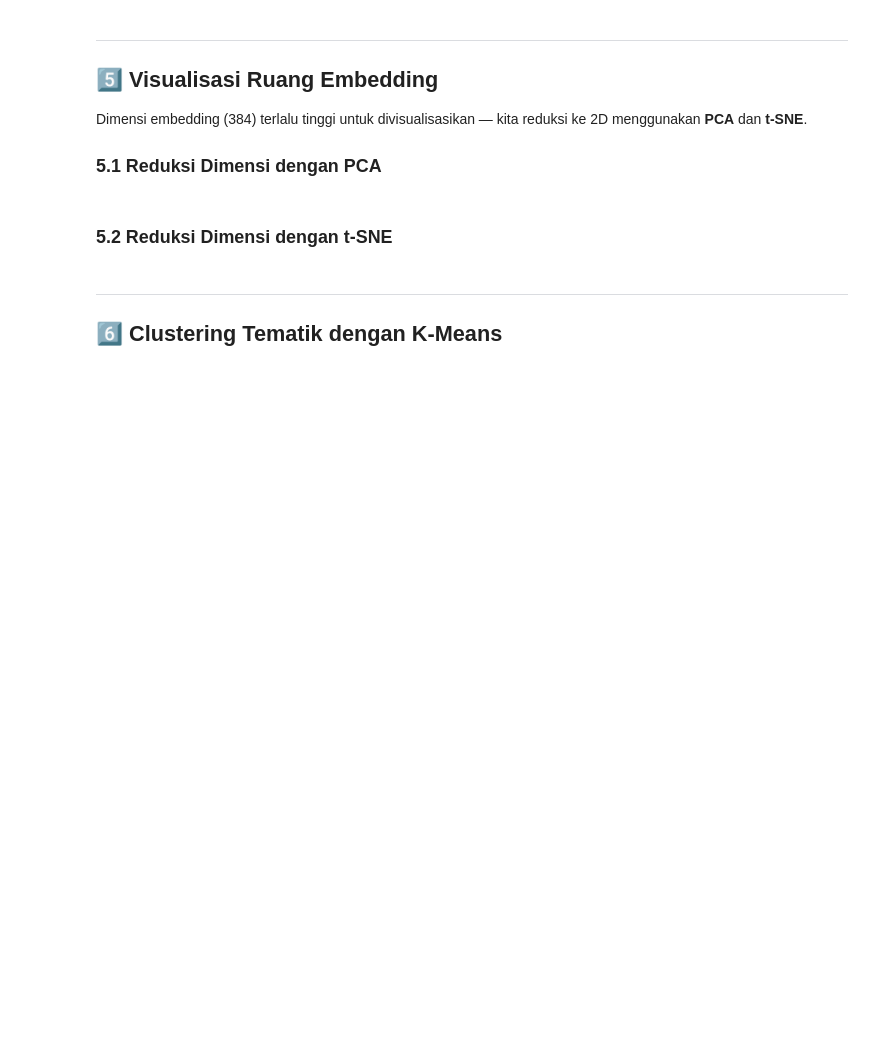
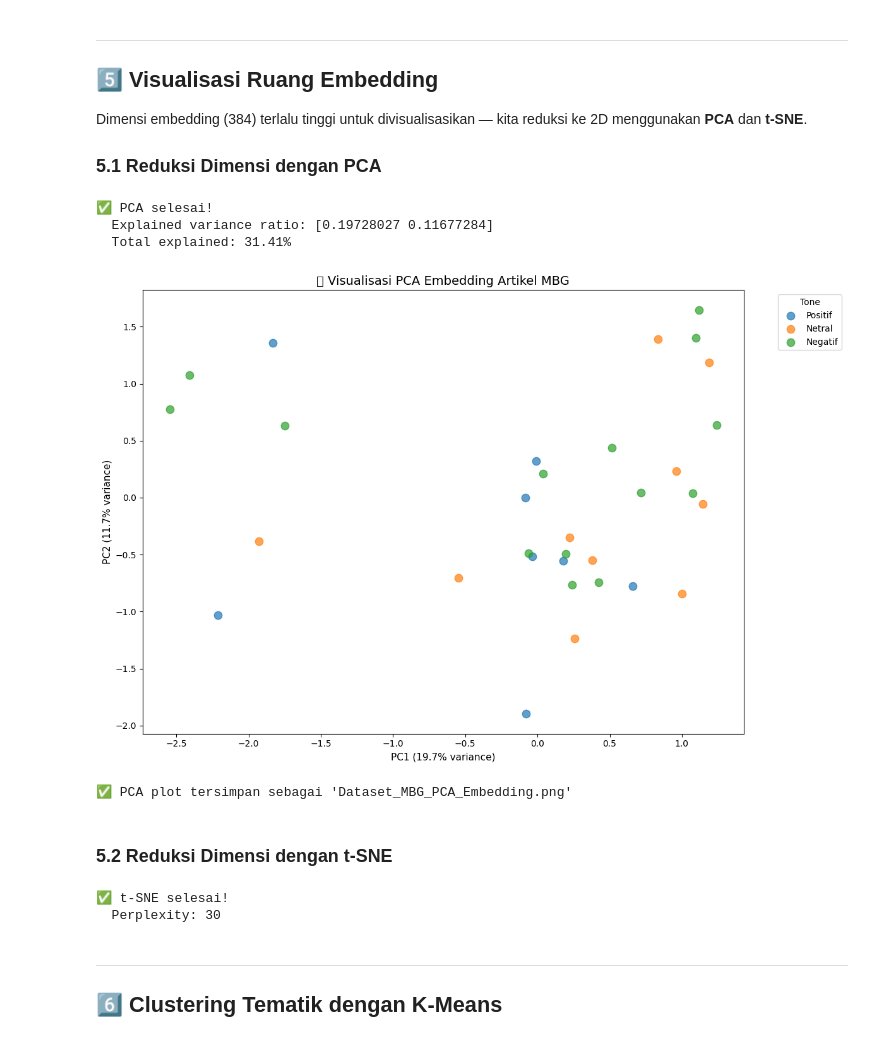
Before and after one commit to MIqbalBY/PBA, a Jupyter notebook: Week 5/TextEmbedding.ipynb, the cells around one changed output. Drawn from its saved outputs; the diff is of its cells as text; code cells hidden in the pictures; blank space fills up the shorter version.

Commit message:
Fix: Week 5 notebooks bug fixes + TextEmbedding HF token via .env, Kategori→Tone, n_iter→max_iter; tambah dataset & visualisasi output

```diff
--- a/Week 5/TextEmbedding.ipynb
+++ b/Week 5/TextEmbedding.ipynb
@@ -63,11 +85,11 @@ Kalimat B → BERT Encoder → Pooling → Vektor B
 ## 2️⃣ Load Dataset
 # %%
 # Load dataset MBG
-file_path = 'artikel_manual_celine.xlsx'
+file_path = 'Dataset MBG.xlsx'
 df_main = pd.read_excel(file_path, sheet_name='Main')
 df_case = pd.read_excel(file_path, sheet_name='Case')
 
 print("✅ Dataset berhasil dimuat!")
 print(f"  Main: {len(df_main)} artikel")
 print(f"  Case: {len(df_case)} artikel")
-df_main[['Judul', 'Kategori', 'Tone']].head(5)
+df_main[['Judul', 'Kota', 'Tone']].head(5)
@@ -76,7 +108,7 @@ df_main[['Judul', 'Kategori', 'Tone']].head(5)
 sentences = df_main['Judul'].fillna('').tolist()
 contents = df_main['Konten'].fillna('').tolist()
 titles = df_main['Judul'].fillna('Article').tolist()
-categories = df_main['Kategori'].fillna('Unknown').tolist()
+categories = df_main['Tone'].fillna('Unknown').tolist()
 
 print(f"\n✅ Siap mengkodekan {len(sentences)} artikel")
 print(f"\nContoh judul:")
@@ -184,37 +258,47 @@ embeddings_pca = pca.fit_transform(embeddings)
 print(f"✅ PCA selesai!")
 print(f"  Explained variance ratio: {pca.explained_variance_ratio_}")
 print(f"  Total explained: {pca.explained_variance_ratio_.sum():.2%}")
+# %% [output]
+✅ PCA selesai!
+  Explained variance ratio: [0.19728027 0.11677284]
+  Total explained: 31.41%
 # %%
 # Plot PCA
 fig, ax = plt.subplots(figsize=(12, 8))
 
 unique_cats = list(set(categories))
 colors = plt.cm.tab10(np.linspace(0, 1, len(unique_cats)))
 cat_color = {cat: colors[i] for i, cat in enumerate(unique_cats)}
 
 for cat in unique_cats:
     mask = [c == cat for c in categories]
     pts = embeddings_pca[mask]
     ax.scatter(pts[:, 0], pts[:, 1], label=cat, alpha=0.7, s=80)
 
 ax.set_xlabel(f'PC1 ({pca.explained_variance_ratio_[0]:.1%} variance)', fontsize=11)
 ax.set_ylabel(f'PC2 ({pca.explained_variance_ratio_[1]:.1%} variance)', fontsize=11)
 ax.set_title('📐 Visualisasi PCA Embedding Artikel MBG', fontsize=14)
-ax.legend(title='Kategori', bbox_to_anchor=(1.05, 1), loc='upper left')
+ax.legend(title='Tone', bbox_to_anchor=(1.05, 1), loc='upper left')
 plt.tight_layout()
-plt.savefig('pca_embedding.png', dpi=150, bbox_inches='tight')
+plt.savefig('Dataset_MBG_PCA_Embedding.png', dpi=150, bbox_inches='tight')
 plt.show()
-print("✅ PCA plot tersimpan sebagai 'pca_embedding.png'")
+print("✅ PCA plot tersimpan sebagai 'Dataset_MBG_PCA_Embedding.png'")
+# %% [output]
+[figure, added]
+✅ PCA plot tersimpan sebagai 'Dataset_MBG_PCA_Embedding.png'
 # %% [markdown]
 ### 5.2 Reduksi Dimensi dengan t-SNE
 # %%
 # t-SNE 2D
 perplexity_val = min(30, len(embeddings) - 1)
-tsne = TSNE(n_components=2, random_state=42, perplexity=perplexity_val, n_iter=1000)
+tsne = TSNE(n_components=2, random_state=42, perplexity=perplexity_val, max_iter=1000)
 embeddings_tsne = tsne.fit_transform(embeddings)
 
 print(f"✅ t-SNE selesai!")
 print(f"  Perplexity: {perplexity_val}")
+# %% [output]
+✅ t-SNE selesai!
+  Perplexity: 30
 # %%
 # Plot t-SNE
 fig, ax = plt.subplots(figsize=(12, 8))
```
Also changed, not shown: parts of 11 cells of this notebook, 14 other files.
